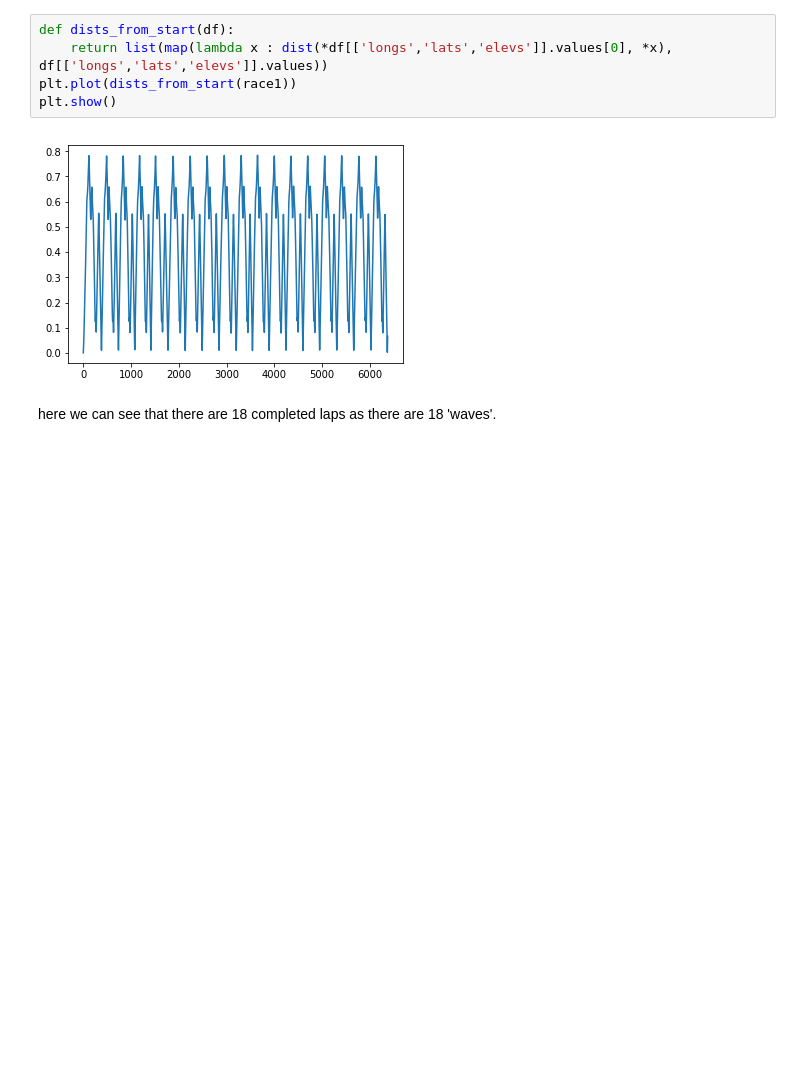
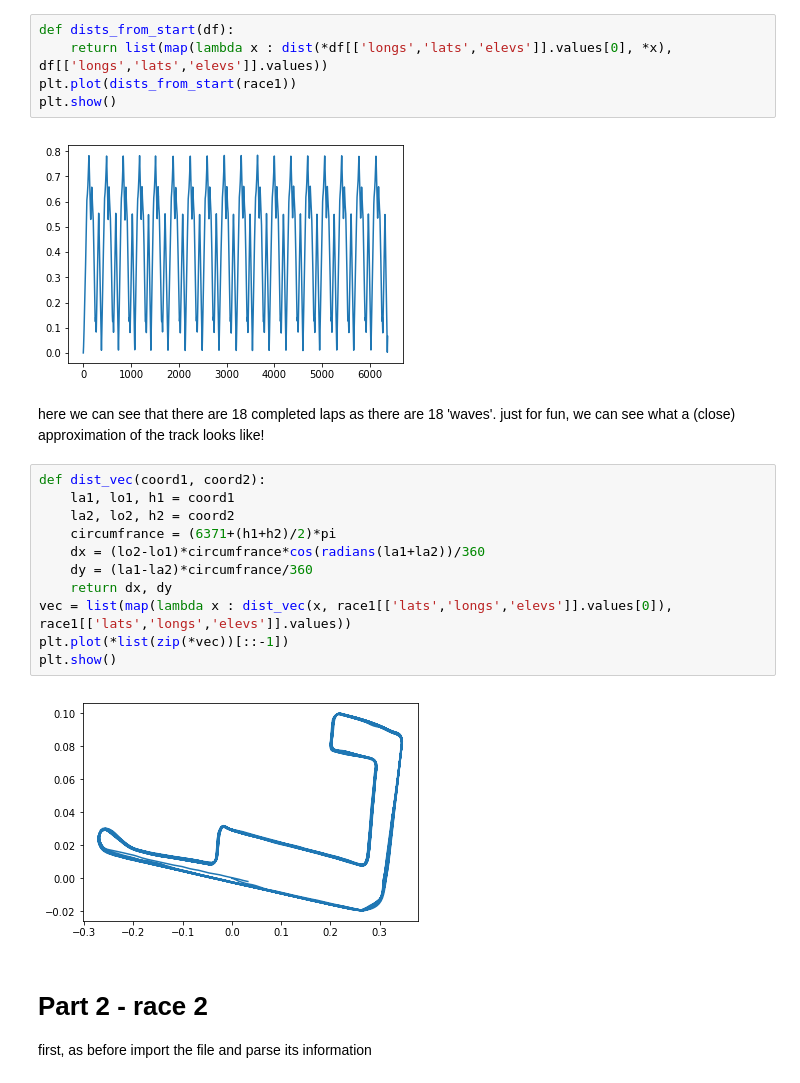
Before and after one commit to hixan/Comp257-project1, a Jupyter notebook: analysis.ipynb, the cells around one changed output. Drawn from its saved outputs; the diff is of its cells as text; blank space fills up the shorter version.

Commit message:
completed part 2 needs polish

```diff
--- a/analysis.ipynb
+++ b/analysis.ipynb
@@ -188,3 +186,20 @@ plt.show()
 [figure]
 # %% [markdown]
 here we can see that there are 18 completed laps as there are 18 'waves'.
+just for fun, we can see what a (close) approximation of the track looks like!
+# %%
+def dist_vec(coord1, coord2):
+    la1, lo1, h1 = coord1
+    la2, lo2, h2 = coord2
+    circumfrance = (6371+(h1+h2)/2)*pi
+    dx = (lo2-lo1)*circumfrance*cos(radians(la1+la2))/360
+    dy = (la1-la2)*circumfrance/360
+    return dx, dy
+vec = list(map(lambda x : dist_vec(x, race1[['lats','longs','elevs']].values[0]), race1[['lats','longs','elevs']].values))
+plt.plot(*list(zip(*vec))[::-1])
+plt.show()
+# %% [output]
+[figure, added]
+# %% [markdown]
+# Part 2 - race 2
+first, as before import the file and parse its information
```
Also changed, not shown: parts of 15 cells of this notebook.
